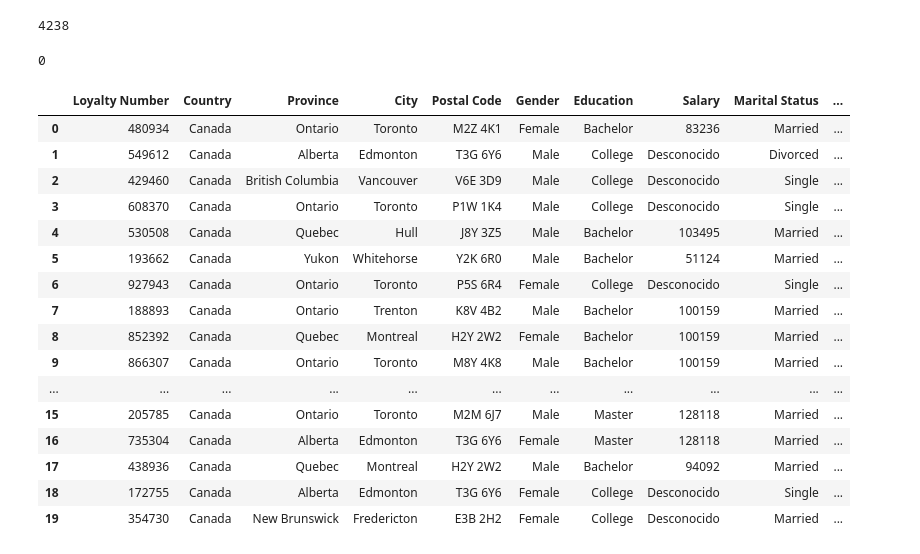
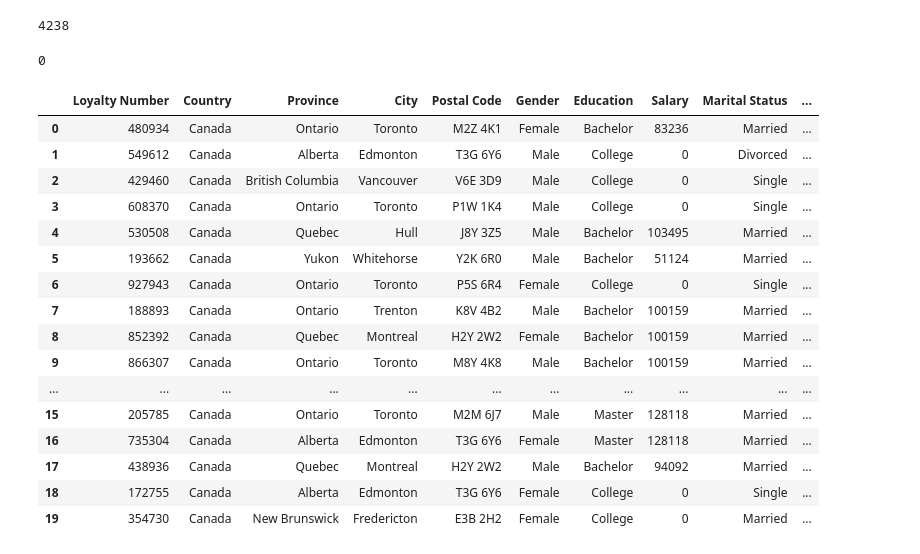
Before and after one commit to Adalab/bda-modulo-3-evaluacion-final-MarPastor, a Jupyter notebook: notebook/final_evaluation_mod3_marpastor.ipynb, the cells around one changed output. Drawn from its saved outputs; the diff is of its cells as text; code cells hidden in the pictures.

Commit message:
doc: gestion nulos loyalty dataframe

```diff
--- a/notebook/final_evaluation_mod3_marpastor.ipynb
+++ b/notebook/final_evaluation_mod3_marpastor.ipynb
@@ -718,8 +726,3 @@ Data columns (total 16 columns):
  15  Cancellation Month  2067 non-null   float64
 dtypes: Int64(1), float64(3), int64(3), object(9)
 memory usage: 2.1+ MB
-# %%
-df_loyalty['Salary'] = df_loyalty['Salary'].astype('string')
-df_loyalty.info() # para comprobar el cambio
-
-# usamos el tipo 'string' para que python no convierta los valores nulos
@@ -746,24 +733,24 @@ df_loyalty['Salary'].isnull().sum()
 # %% [output]
 4238
 # %%
-# imputamos los nulos con una nueva categoría en la columna 'Salary'
+# imputamos los nulos con una nueva categoría de 'Unknow' en la columna 'Salary'
 
 df_loyalty['Salary'].value_counts(normalize=True)
-df_loyalty['Salary'] = df_loyalty['Salary'].fillna('Desconocido')
+df_loyalty['Salary'] = df_loyalty['Salary'].fillna(0)
 
 # para verificar los cambios
 print(df_loyalty['Salary'].isnull().sum()) # para obtener la suma total de nulos, si existe
 display(df_loyalty.head(20)) # para ver el DataFrame y comprobar los datos
 # %% [output]
 0
 |  | Loyalty Number | Country | Province | City | Postal Code | Gender | Education | Salary | Marital Status | ... |
 | 0 | 480934 | Canada | Ontario | Toronto | M2Z 4K1 | Female | Bachelor | 83236 | Married | ... |
-| 1 | 549612 | Canada | Alberta | Edmonton | T3G 6Y6 | Male | College | Desconocido | Divorced | ... |
-| 2 | 429460 | Canada | British Columbia | Vancouver | V6E 3D9 | Male | College | Desconocido | Single | ... |
-| 3 | 608370 | Canada | Ontario | Toronto | P1W 1K4 | Male | College | Desconocido | Single | ... |
+| 1 | 549612 | Canada | Alberta | Edmonton | T3G 6Y6 | Male | College | 0 | Divorced | ... |
+| 2 | 429460 | Canada | British Columbia | Vancouver | V6E 3D9 | Male | College | 0 | Single | ... |
+| 3 | 608370 | Canada | Ontario | Toronto | P1W 1K4 | Male | College | 0 | Single | ... |
 | 4 | 530508 | Canada | Quebec | Hull | J8Y 3Z5 | Male | Bachelor | 103495 | Married | ... |
 | 5 | 193662 | Canada | Yukon | Whitehorse | Y2K 6R0 | Male | Bachelor | 51124 | Married | ... |
-| 6 | 927943 | Canada | Ontario | Toronto | P5S 6R4 | Female | College | Desconocido | Single | ... |
+| 6 | 927943 | Canada | Ontario | Toronto | P5S 6R4 | Female | College | 0 | Single | ... |
 | 7 | 188893 | Canada | Ontario | Trenton | K8V 4B2 | Male | Bachelor | 100159 | Married | ... |
 | 8 | 852392 | Canada | Quebec | Montreal | H2Y 2W2 | Female | Bachelor | 100159 | Married | ... |
 | 9 | 866307 | Canada | Ontario | Toronto | M8Y 4K8 | Male | Bachelor | 100159 | Married | ... |
@@ -771,5 +758,5 @@ display(df_loyalty.head(20)) # para ver el DataFrame y comprobar los datos
 | 15 | 205785 | Canada | Ontario | Toronto | M2M 6J7 | Male | Master | 128118 | Married | ... |
 | 16 | 735304 | Canada | Alberta | Edmonton | T3G 6Y6 | Female | Master | 128118 | Married | ... |
 | 17 | 438936 | Canada | Quebec | Montreal | H2Y 2W2 | Male | Bachelor | 94092 | Married | ... |
-| 18 | 172755 | Canada | Alberta | Edmonton | T3G 6Y6 | Female | College | Desconocido | Single | ... |
-| 19 | 354730 | Canada | New Brunswick | Fredericton | E3B 2H2 | Female | College | Desconocido | Married | ... |
+| 18 | 172755 | Canada | Alberta | Edmonton | T3G 6Y6 | Female | College | 0 | Single | ... |
+| 19 | 354730 | Canada | New Brunswick | Fredericton | E3B 2H2 | Female | College | 0 | Married | ... |
```
Also changed, not shown: parts of 19 cells of this notebook.
